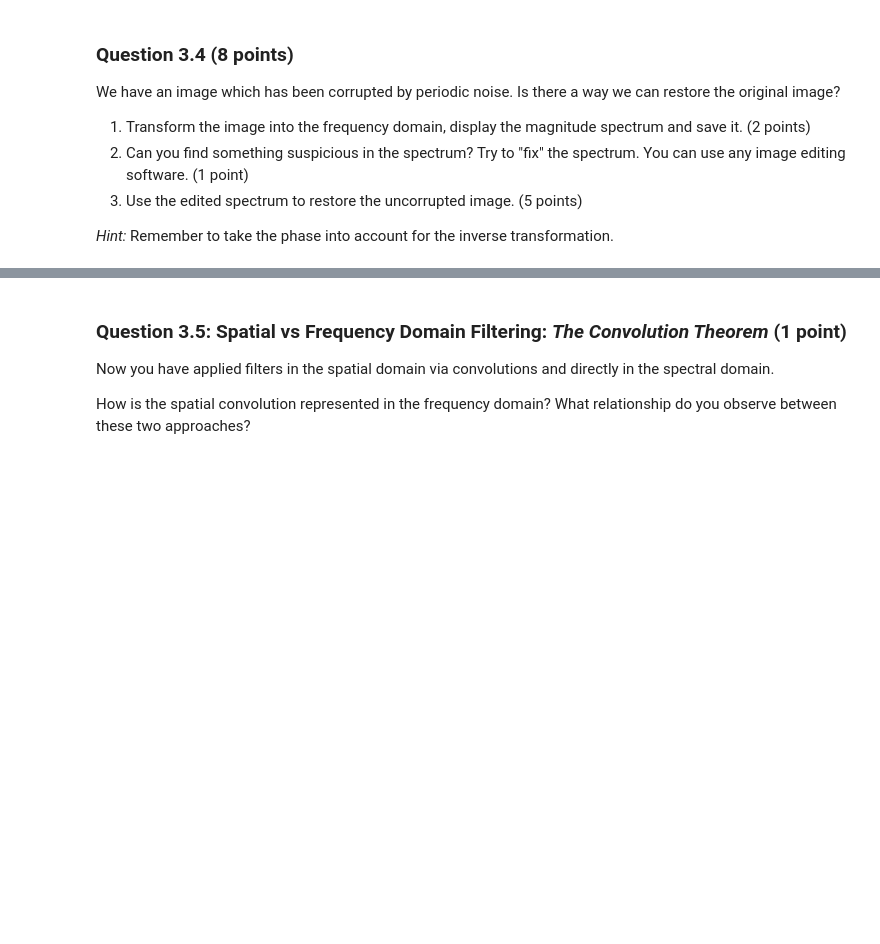
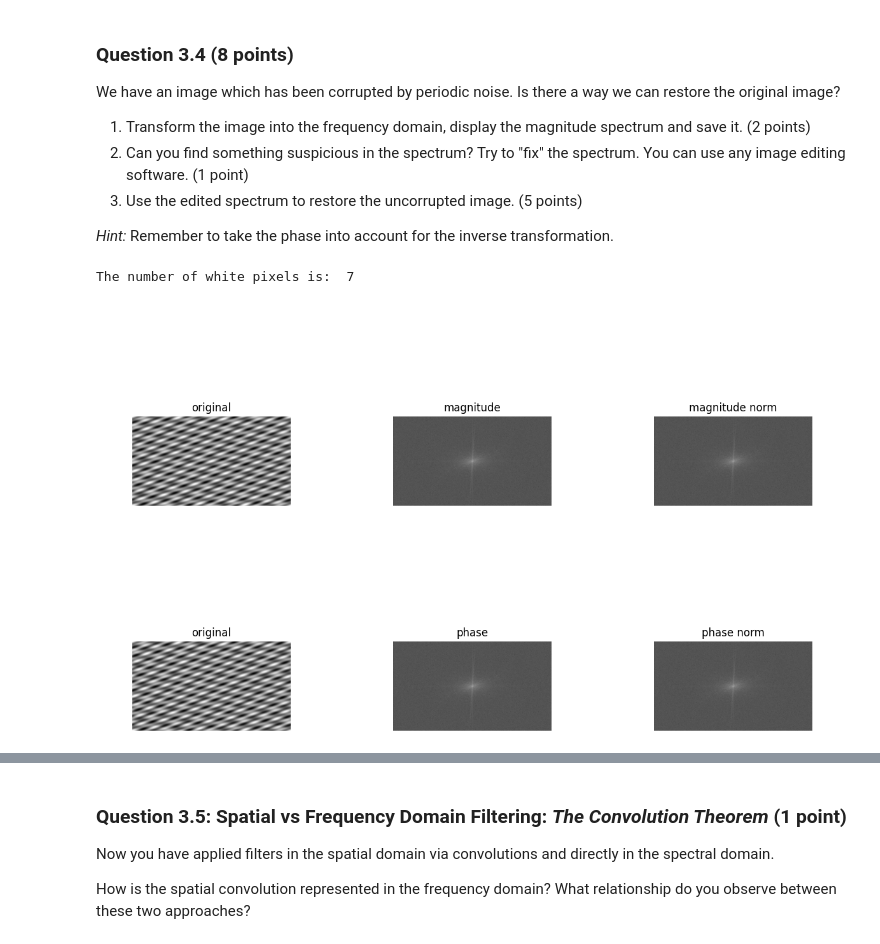
Before and after one commit to johqniel/Computer-Vision-Course-Uni-Koeln, a Jupyter notebook: Assignments/assignment_2.ipynb, the cells around one changed output, grey strips where cells are left out. Saved outputs shown, nothing was run; the diff lists cells and outputs as text; code cells hidden in the pictures; blank space fills up the shorter version.

```diff
--- a/Assignments/assignment_2.ipynb
+++ b/Assignments/assignment_2.ipynb
@@ -782,4 +829,37 @@ We have an image which has been corrupted by periodic noise. Is there a way we c
 3. Use the edited spectrum to restore the uncorrupted image. (5 points)
 
 *Hint:* Remember to take the phase into account for the inverse transformation.
+# %%
+grayscale_img = cv2.cvtColor(url2img('https://github.com/bozeklab/ComputerVision_SS24/blob/main/resources/assignment_2/corrupted_img.png?raw=true'), cv2.COLOR_BGR2GRAY)
+edited_spectrum_path = Path('./fft_spectrum_edit.png')
+
+# Fourier transform
+f_img = fourier_shift(grayscale_img)
+
+magnitude_spectrum = magnitude(f_img)
+phase_spectrum = phase(f_img)
+
+# normalize the spectrum into [0,1] range and save it, cache the normalization constants (you'll need them later)
+max_val_mag_spec = np.max(magnitude_spectrum)
+max_val_phase_spec = np.max(phase_spectrum)
+
+magnitude_spectrum_norm = magnitude_spectrum / max_val_mag_spec
+phase_spectrum_norm = phase_spectrum / max_val_phase_spec
+
+
+
+
+plt.imsave("./fft_spectrum.png", magnitude_spectrum_norm, cmap='gray')
+plt.imsave("./fft_spectrum_phase.png", phase_spectrum_norm, cmap = 'gray')
+
+display_side_by_side([grayscale_img,magnitude_spectrum,magnitude_spectrum_norm], ["original", "magnitude", "magnitude norm"])
+display_side_by_side([grayscale_img,phase_spectrum,phase_spectrum_norm], ["original", "phase", "phase norm"])
+
+white_pixels_num = (magnitude_spectrum_norm > 0.7).sum()
+
+print("The number of white pixels is: ", white_pixels_num)
+# %% [output]
+The number of white pixels is:  7
+[figure, added]
+[figure, added]
 # %%
```
Also changed, not shown: parts of 4 cells of this notebook, 2 other files.
